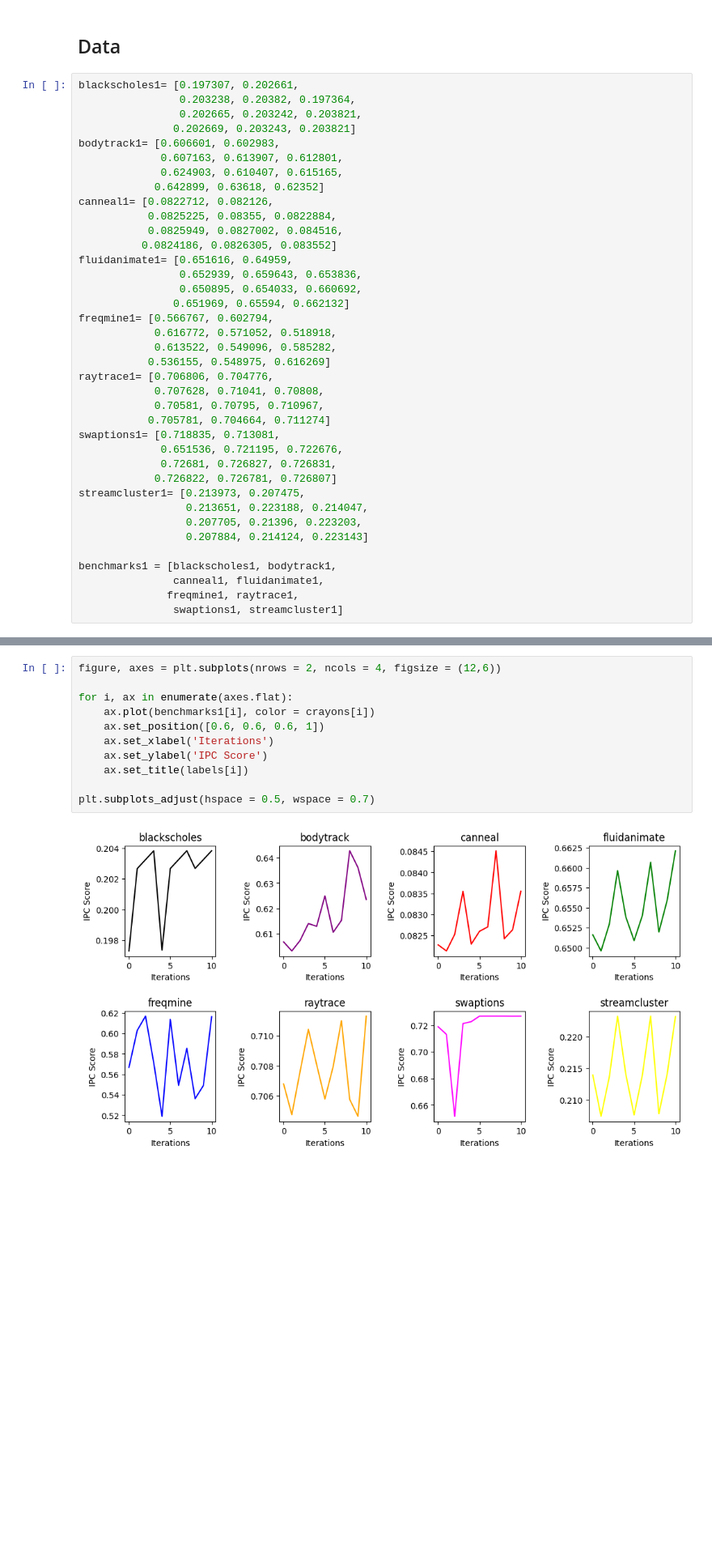
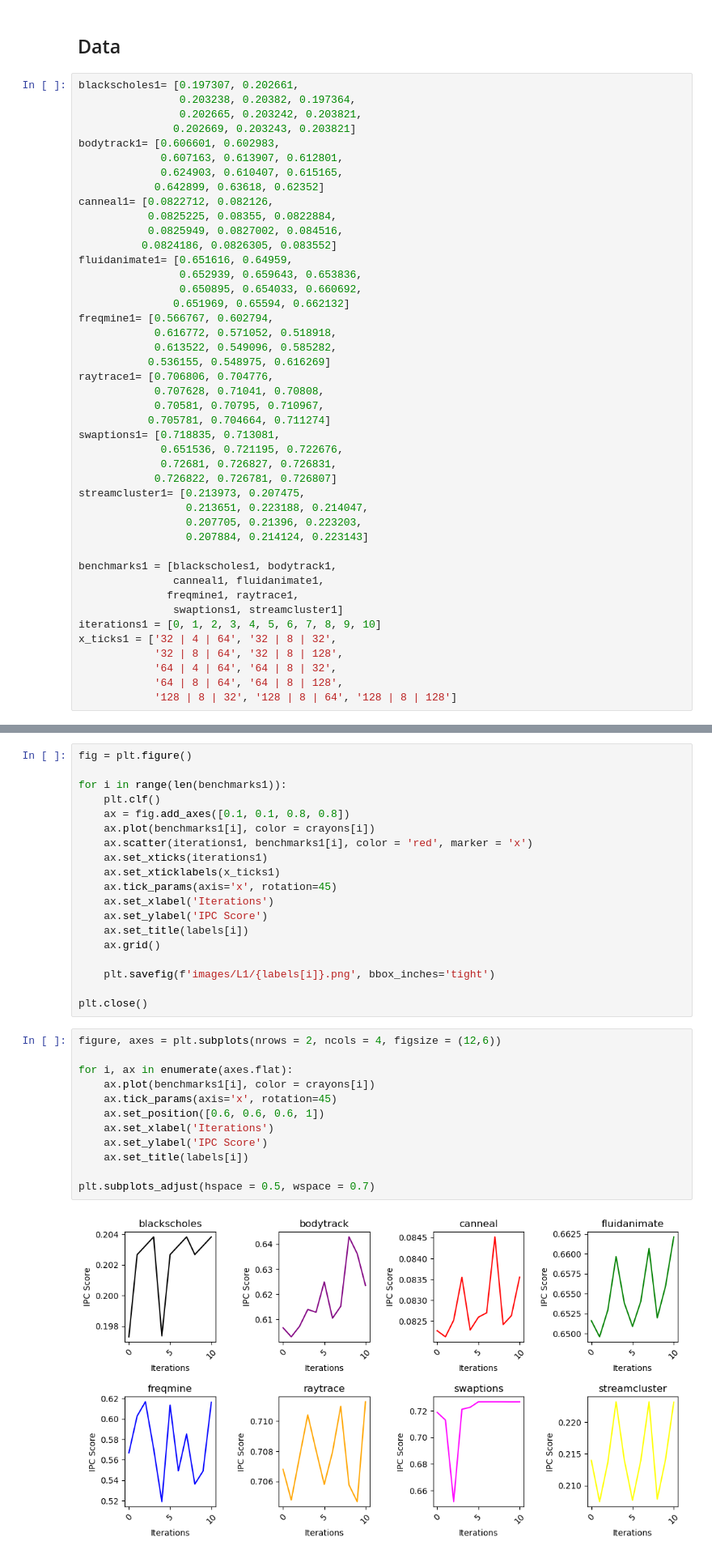
Before and after one commit to PeterAvgerinos/Data-Analysis-and-Machine-Learning, a Jupyter notebook: Exercises/AnalyzingPinData/AnalyzingPinData.ipynb, the cells around one changed output, grey strips where cells are left out. Shown at 81% size. Saved outputs shown, nothing was run; the diff lists cells and outputs as text; blank space fills up the shorter version.

Commit message:
added some save options for plots

```diff
--- a/Exercises/AnalyzingPinData/AnalyzingPinData.ipynb
+++ b/Exercises/AnalyzingPinData/AnalyzingPinData.ipynb
@@ -50,6 +50,12 @@ benchmarks1 = [blackscholes1, bodytrack1,
                canneal1, fluidanimate1,
               freqmine1, raytrace1,
                swaptions1, streamcluster1]
+iterations1 = [0, 1, 2, 3, 4, 5, 6, 7, 8, 9, 10]
+x_ticks1 = ['32 | 4 | 64', '32 | 8 | 32',
+            '32 | 8 | 64', '32 | 8 | 128',
+            '64 | 4 | 64', '64 | 8 | 32',
+            '64 | 8 | 64', '64 | 8 | 128',
+            '128 | 8 | 32', '128 | 8 | 64', '128 | 8 | 128']
 # %%
 crayons = ['black', 'purple',
            'red', 'green',
@@ -62,16 +74,36 @@ labels = ['blackscholes', 'bodytrack',
+# %%
+fig = plt.figure()
+
+for i in range(len(benchmarks1)):
+    plt.clf()
+    ax = fig.add_axes([0.1, 0.1, 0.8, 0.8])
+    ax.plot(benchmarks1[i], color = crayons[i])
+    ax.scatter(iterations1, benchmarks1[i], color = 'red', marker = 'x')
+    ax.set_xticks(iterations1)
+    ax.set_xticklabels(x_ticks1)
+    ax.tick_params(axis='x', rotation=45)
+    ax.set_xlabel('Iterations')
+    ax.set_ylabel('IPC Score')
+    ax.set_title(labels[i])
+    ax.grid()
+
+    plt.savefig(f'images/L1/{labels[i]}.png', bbox_inches='tight')
+
+plt.close()
 # %%
 figure, axes = plt.subplots(nrows = 2, ncols = 4, figsize = (12,6))
 
 for i, ax in enumerate(axes.flat):
     ax.plot(benchmarks1[i], color = crayons[i])
+    ax.tick_params(axis='x', rotation=45)
     ax.set_position([0.6, 0.6, 0.6, 1])
     ax.set_xlabel('Iterations')
     ax.set_ylabel('IPC Score')
     ax.set_title(labels[i])
 
 plt.subplots_adjust(hspace = 0.5, wspace = 0.7)
 # %% [output]
-[figure, old version]
+[figure, new version]
 # %% [markdown]
 # 7.2 Keeping L1 Cache and TLB steady, and changing L2 Cache
 # %% [markdown]
```
Also changed, not shown: parts of 15 cells of this notebook.
